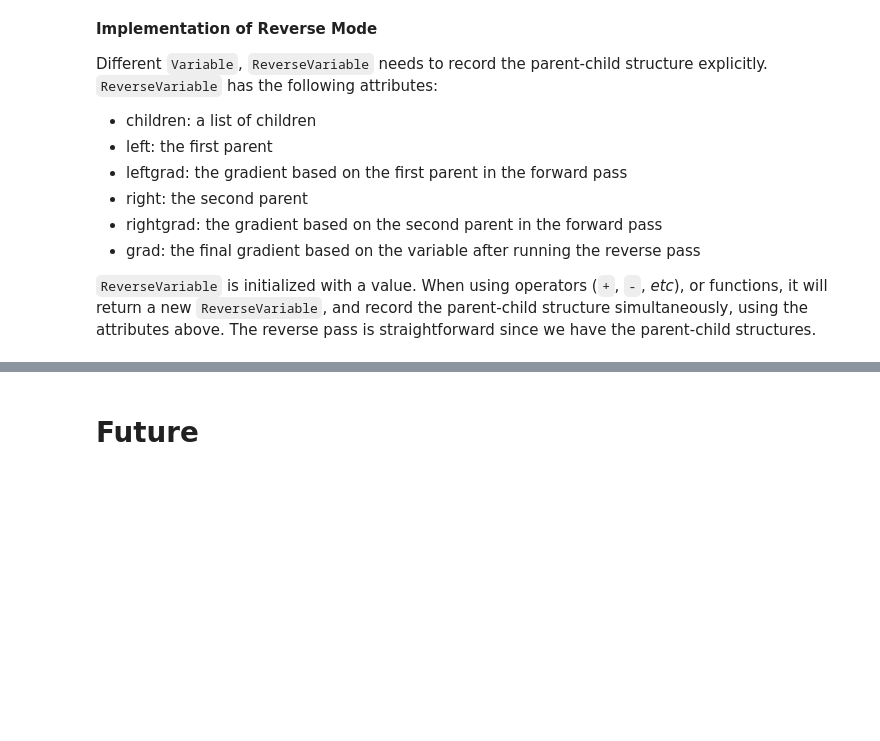
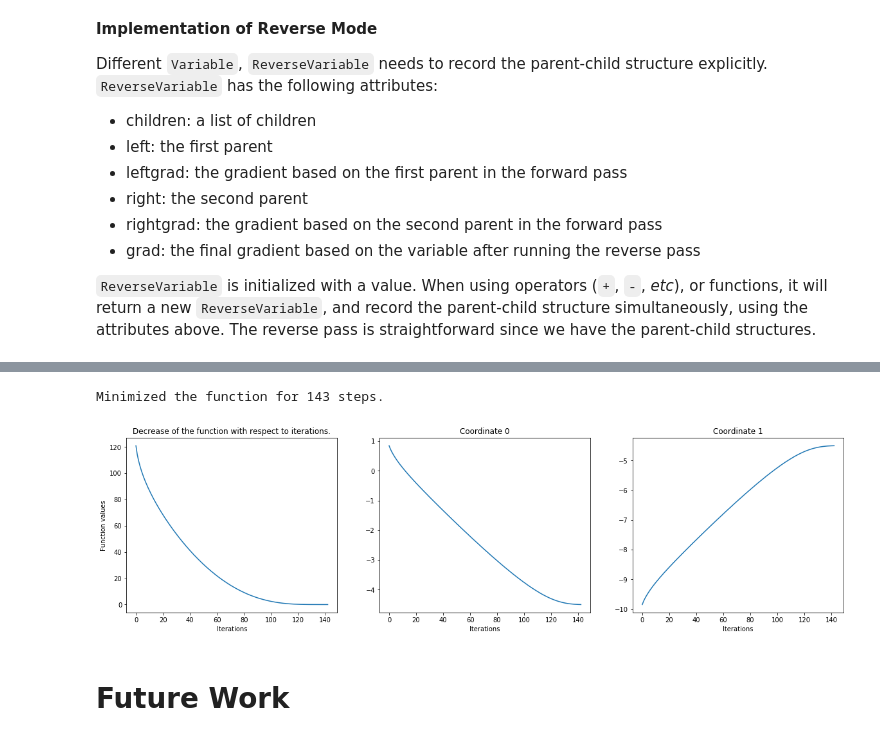
Before and after one commit to ADdictedtoCS/cs207-FinalProject, a Jupyter notebook: docs/documentation.ipynb, the cells around one changed output, grey strips where cells are left out. Cells and saved outputs as stored; diff of their text form; code cells hidden in the pictures; blank space fills up the shorter version.

```diff
--- a/docs/documentation.ipynb
+++ b/docs/documentation.ipynb
@@ -615,2 +682,15 @@ Different `Variable`, `ReverseVariable` needs to record the parent-child structu
+# %%
+#Runs RMSProp
+init_point = Variable([1, -10])
+tol = 0.0001
+lr = 0.05
+rmsprop = optim.RMSProp(lr, tol, my_loss_fn, init_point)
+point, loss, trajectory = rmsprop.minimize(1000)
+
+import matplotlib.pyplot as plt
+rmsprop.visualize(loss, trajectory)
+# %% [output]
+Minimized the function for 143 steps.
+[figure, added]
 # %% [markdown]
-# Future
+# Future Work
```
Also changed, not shown: parts of 17 cells of this notebook.
